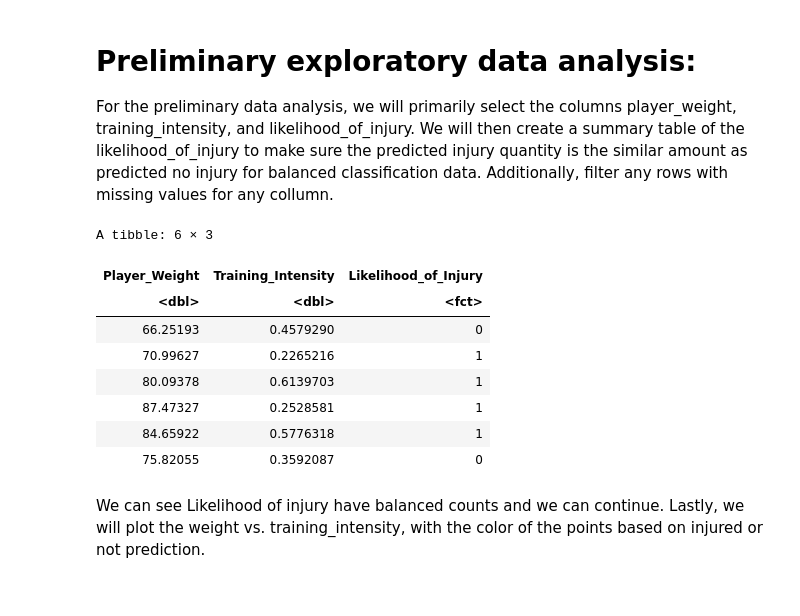
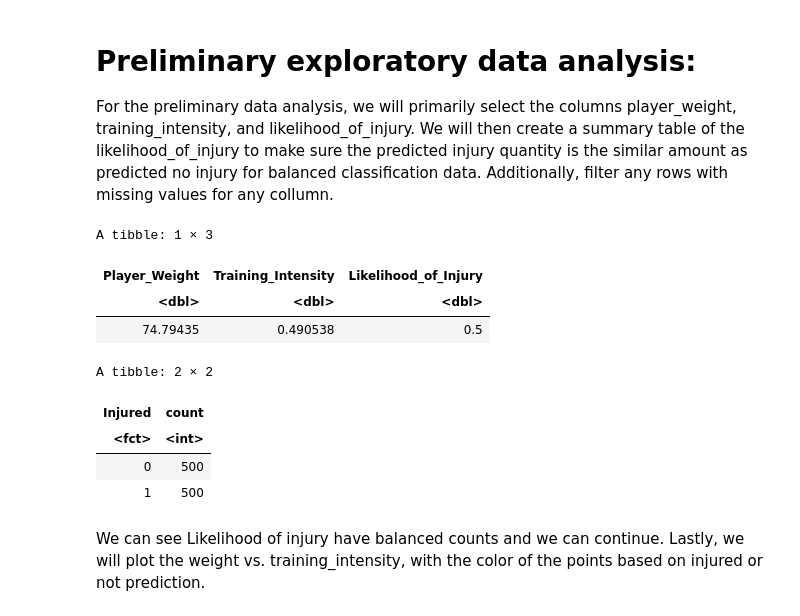
Before and after one commit to nkim0/Group-Project, a Jupyter notebook: Group Project Proposal.ipynb, the cells around one changed output. Saved outputs shown, nothing was run; the diff lists cells and outputs as text; code cells hidden in the pictures.

```diff
--- a/Group Project Proposal.ipynb
+++ b/Group Project Proposal.ipynb
@@ -15,26 +24,31 @@ For the preliminary data analysis, we will primarily select the columns player_w
 # %%
 tidy_data <- data |>
     select(Player_Weight, Training_Intensity, Likelihood_of_Injury) |>
     filter(!is.na(Player_Weight) & !is.na(Training_Intensity) & !is.na(Likelihood_of_Injury)) |>
-    mutate(Likelihood_of_Injury = as_factor(Likelihood_of_Injury))
+    mutate(Injured = as_factor(Likelihood_of_Injury))
 # tidy_data$Likelihood_of_Injury <- recode_factor(tidy_data$Likelihood_of_Injury,
 #                                                TRUE=1,
 #                                                FALSE=0)
 
 injury_prediction_summary <- tidy_data |>
-    group_by(Likelihood_of_Injury) |>
+    group_by(Injured) |>
     summarize(count = n())
-head(tidy_data)
+mean_table <- tidy_data |>
+    select(-Injured) |>
+    map_df(mean)
+
+mean_table
+injury_prediction_summary
 # %% [output]
-A tibble: 6 × 3
+A tibble: 1 × 3
 | Player_Weight | Training_Intensity | Likelihood_of_Injury |
-| <dbl> | <dbl> | <fct> |
-| 66.25193 | 0.4579290 | 0 |
-| 70.99627 | 0.2265216 | 1 |
-| 80.09378 | 0.6139703 | 1 |
-| 87.47327 | 0.2528581 | 1 |
-| 84.65922 | 0.5776318 | 1 |
-| 75.82055 | 0.3592087 | 0 |
+| <dbl> | <dbl> | <dbl> |
+| 74.79435 | 0.490538 | 0.5 |
+A tibble: 2 × 2
+| Injured | count |
+| <fct> | <int> |
+| 0 | 500 |
+| 1 | 500 |
 # %% [markdown]
 We can see Likelihood of injury have balanced counts and we can continue. Lastly, we will plot the weight vs. training_intensity, with the color of the points based on injured or not prediction.
 # %%
```
Also changed, not shown: parts of 3 cells of this notebook.
